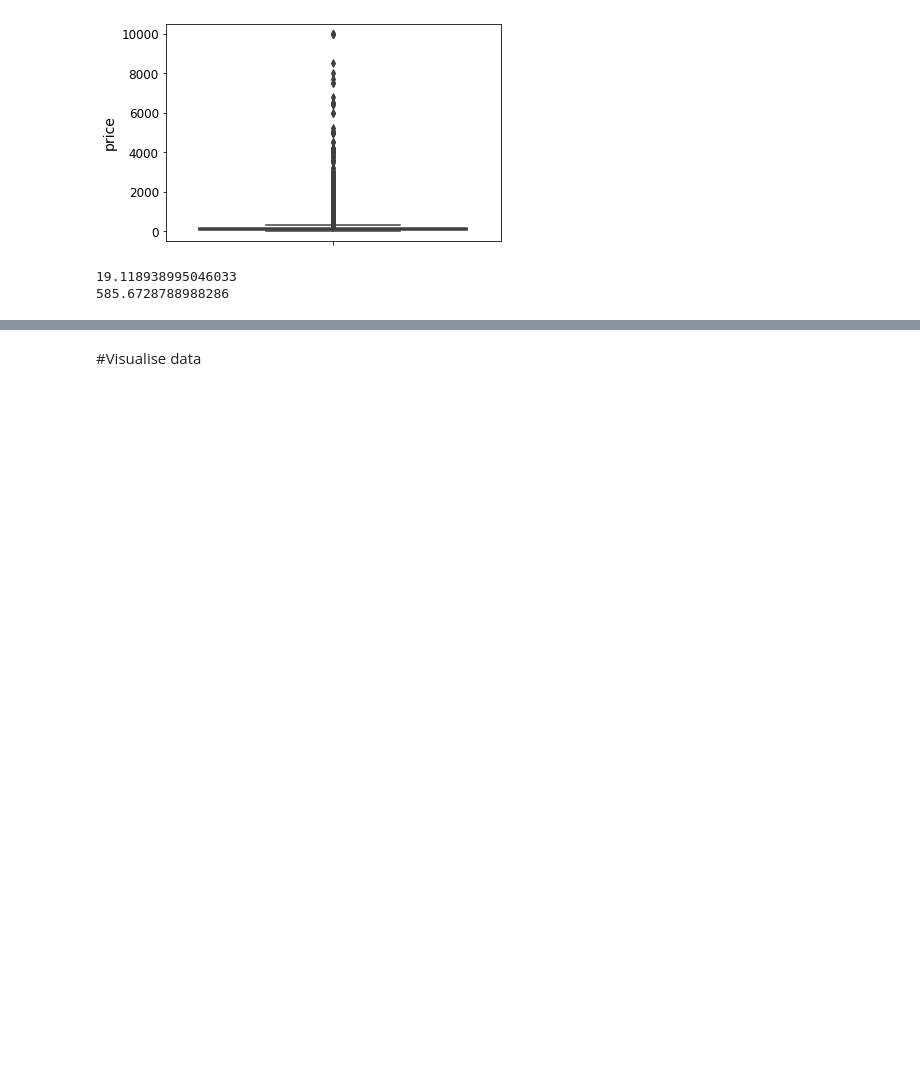
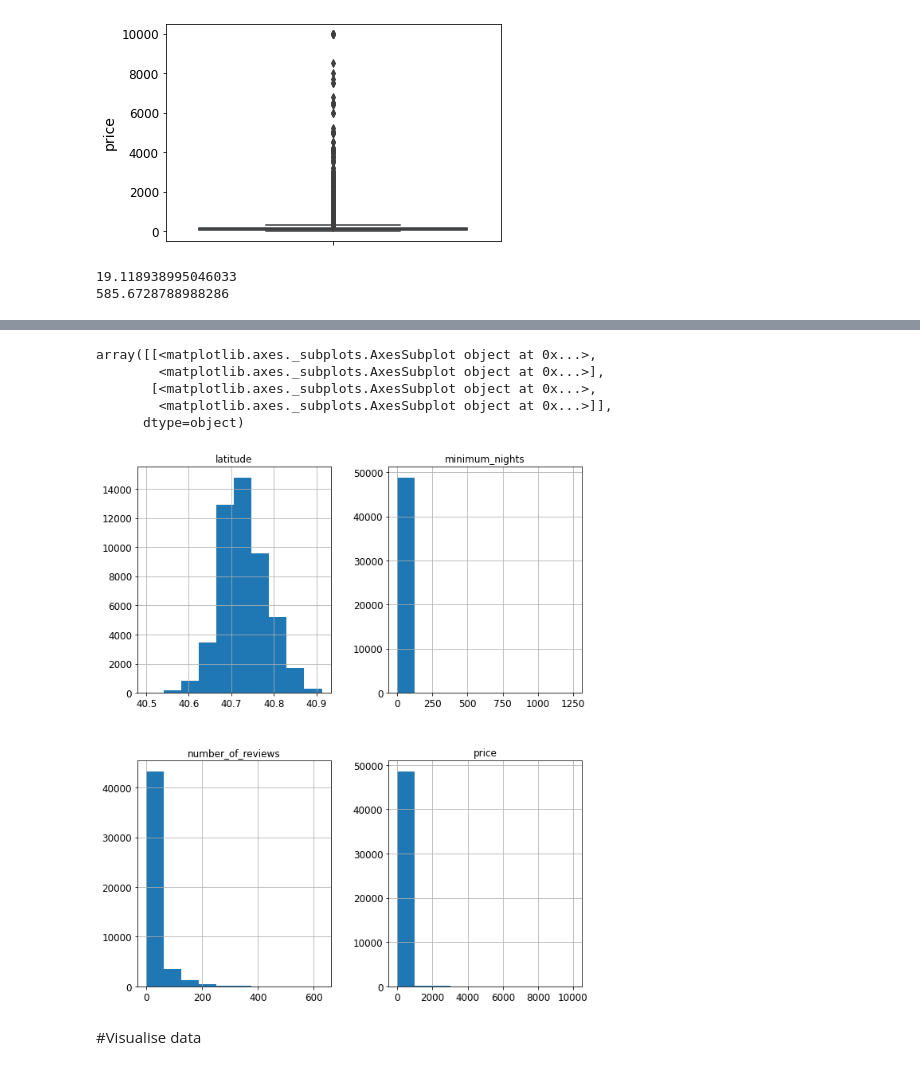
Before and after one commit to CharlBrill89/NYC_AirBnB_Data_2019_Kaggle-, a Jupyter notebook: NYC_Airbnb_EDA.ipynb, the cells around one changed output, grey strips where cells are left out. Saved outputs shown, nothing was run; the diff lists cells and outputs as text; code cells hidden in the pictures; blank space fills up the shorter version.

```diff
--- a/NYC_Airbnb_EDA.ipynb
+++ b/NYC_Airbnb_EDA.ipynb
@@ -160,3 +209,14 @@ print(df_bookings["price"].kurtosis())
+# %%
+# Plot some of the data
+columns =['name', 'neighbourhood_group', 'neighbourhood', 'latitude', 'room_type', 'minimum_nights', 'number_of_reviews','price']
+df_bookings[columns].hist(figsize=(10,12))
+# %% [output]
+array([[<matplotlib.axes._subplots.AxesSubplot object at 0x...>,
+        <matplotlib.axes._subplots.AxesSubplot object at 0x...>],
+       [<matplotlib.axes._subplots.AxesSubplot object at 0x...>,
+        <matplotlib.axes._subplots.AxesSubplot object at 0x...>]],
+      dtype=object)
+[figure, added]
 # %% [markdown]
 #Visualise data
 # %%
```
Also changed, not shown: parts of 6 cells of this notebook.
